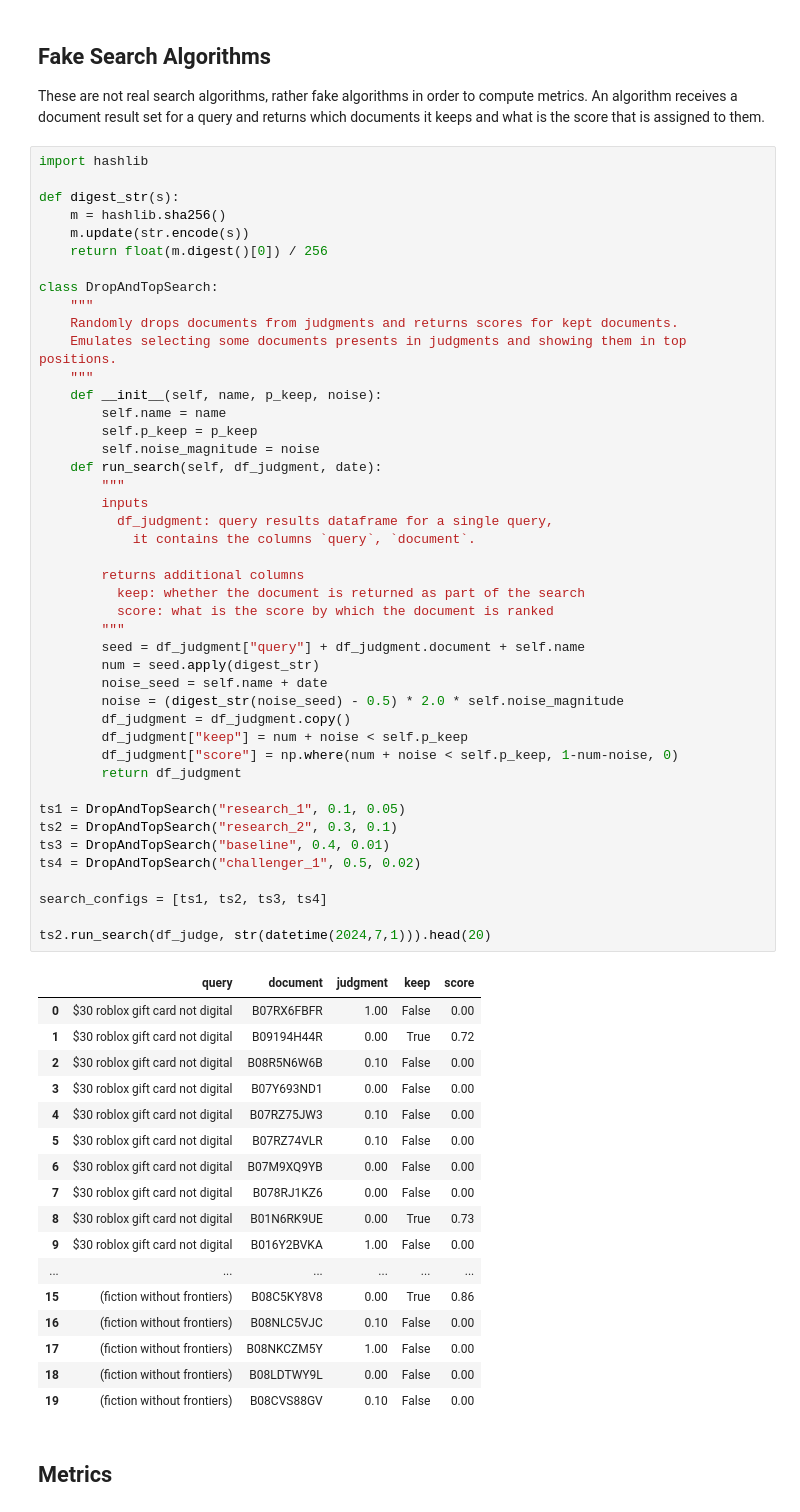
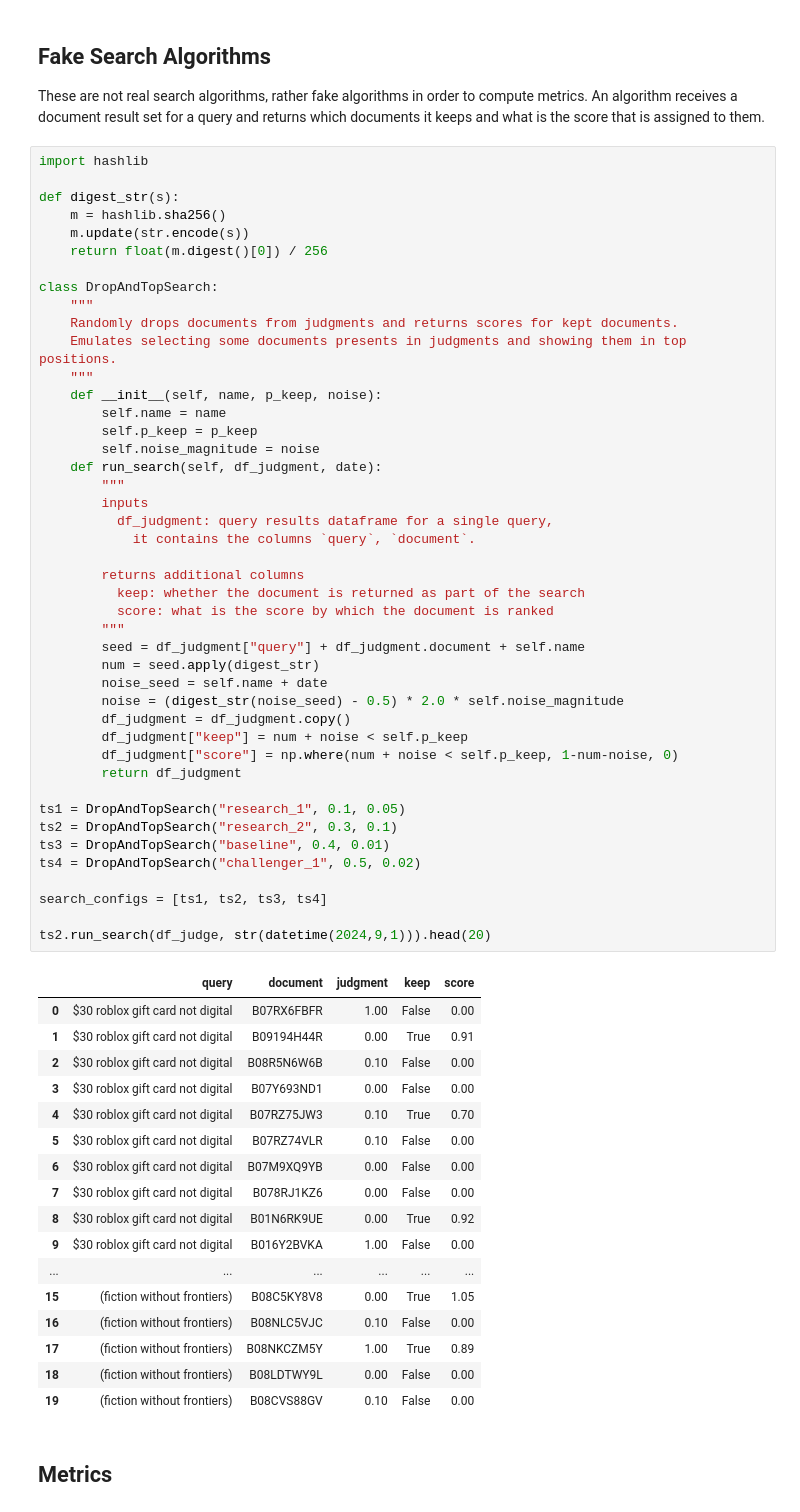
Before and after one commit to o19s/opensearch-search-quality-evaluation, a Jupyter notebook: search-evaluation-framework/opensearch-dashboard-prototyping/1_create_queries_judgments_and_metrics.ipynb, the cells around one changed output. Drawn from its saved outputs; the diff is of its cells as text.

```diff
--- a/search-evaluation-framework/opensearch-dashboard-prototyping/1_create_queries_judgments_and_metrics.ipynb
+++ b/search-evaluation-framework/opensearch-dashboard-prototyping/1_create_queries_judgments_and_metrics.ipynb
@@ -161,47 +161,47 @@ class DropAndTopSearch:
         self.noise_magnitude = noise
     def run_search(self, df_judgment, date):
         """
         inputs
           df_judgment: query results dataframe for a single query,
             it contains the columns `query`, `document`.
 
         returns additional columns
           keep: whether the document is returned as part of the search
           score: what is the score by which the document is ranked
         """
         seed = df_judgment["query"] + df_judgment.document + self.name
         num = seed.apply(digest_str)
         noise_seed = self.name + date
         noise = (digest_str(noise_seed) - 0.5) * 2.0 * self.noise_magnitude
         df_judgment = df_judgment.copy()
         df_judgment["keep"] = num + noise < self.p_keep
         df_judgment["score"] = np.where(num + noise < self.p_keep, 1-num-noise, 0)
         return df_judgment
 
 ts1 = DropAndTopSearch("research_1", 0.1, 0.05)
 ts2 = DropAndTopSearch("research_2", 0.3, 0.1)
 ts3 = DropAndTopSearch("baseline", 0.4, 0.01)
 ts4 = DropAndTopSearch("challenger_1", 0.5, 0.02)
 
 search_configs = [ts1, ts2, ts3, ts4]
 
-ts2.run_search(df_judge, str(datetime(2024,7,1))).head(20)
+ts2.run_search(df_judge, str(datetime(2024,9,1))).head(20)
 # %% [output]
 |  | query | document | judgment | keep | score |
 | 0 | $30 roblox gift card not digital | B07RX6FBFR | 1.00 | False | 0.00 |
-| 1 | $30 roblox gift card not digital | B09194H44R | 0.00 | True | 0.72 |
+| 1 | $30 roblox gift card not digital | B09194H44R | 0.00 | True | 0.91 |
 | 2 | $30 roblox gift card not digital | B08R5N6W6B | 0.10 | False | 0.00 |
 | 3 | $30 roblox gift card not digital | B07Y693ND1 | 0.00 | False | 0.00 |
-| 4 | $30 roblox gift card not digital | B07RZ75JW3 | 0.10 | False | 0.00 |
+| 4 | $30 roblox gift card not digital | B07RZ75JW3 | 0.10 | True | 0.70 |
 | 5 | $30 roblox gift card not digital | B07RZ74VLR | 0.10 | False | 0.00 |
 | 6 | $30 roblox gift card not digital | B07M9XQ9YB | 0.00 | False | 0.00 |
 | 7 | $30 roblox gift card not digital | B078RJ1KZ6 | 0.00 | False | 0.00 |
-| 8 | $30 roblox gift card not digital | B01N6RK9UE | 0.00 | True | 0.73 |
+| 8 | $30 roblox gift card not digital | B01N6RK9UE | 0.00 | True | 0.92 |
 | 9 | $30 roblox gift card not digital | B016Y2BVKA | 1.00 | False | 0.00 |
 | ... | ... | ... | ... | ... | ... |
-| 15 | (fiction without frontiers) | B08C5KY8V8 | 0.00 | True | 0.86 |
+| 15 | (fiction without frontiers) | B08C5KY8V8 | 0.00 | True | 1.05 |
 | 16 | (fiction without frontiers) | B08NLC5VJC | 0.10 | False | 0.00 |
-| 17 | (fiction without frontiers) | B08NKCZM5Y | 1.00 | False | 0.00 |
+| 17 | (fiction without frontiers) | B08NKCZM5Y | 1.00 | True | 0.89 |
 | 18 | (fiction without frontiers) | B08LDTWY9L | 0.00 | False | 0.00 |
 | 19 | (fiction without frontiers) | B08CVS88GV | 0.10 | False | 0.00 |
 # %% [markdown]
```
Also changed, not shown: parts of 12 cells of this notebook, 3 other files.
